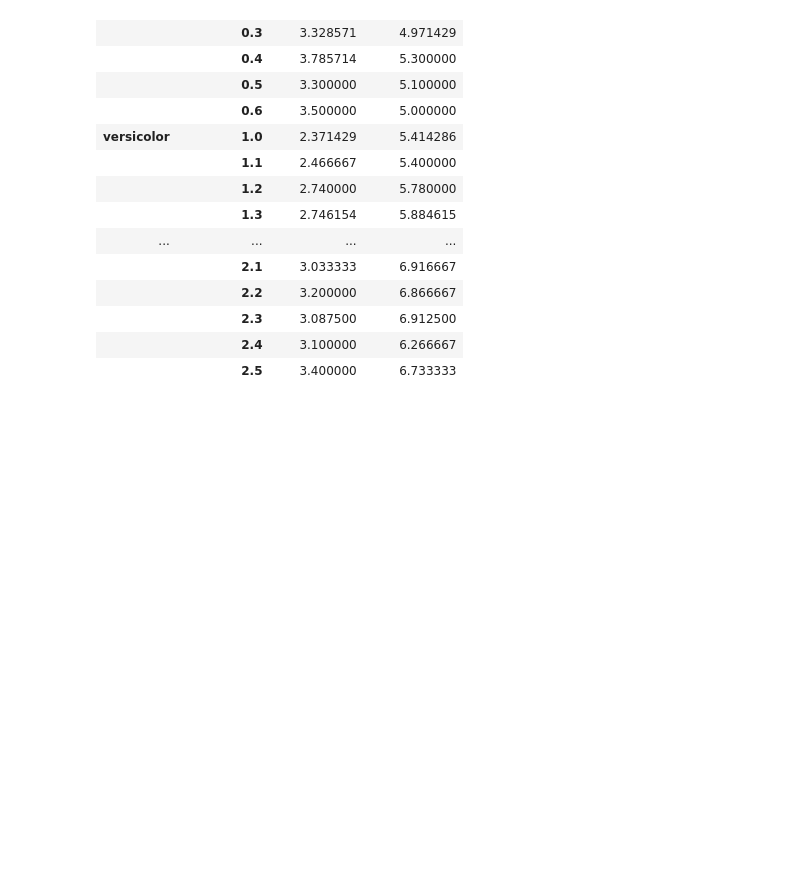
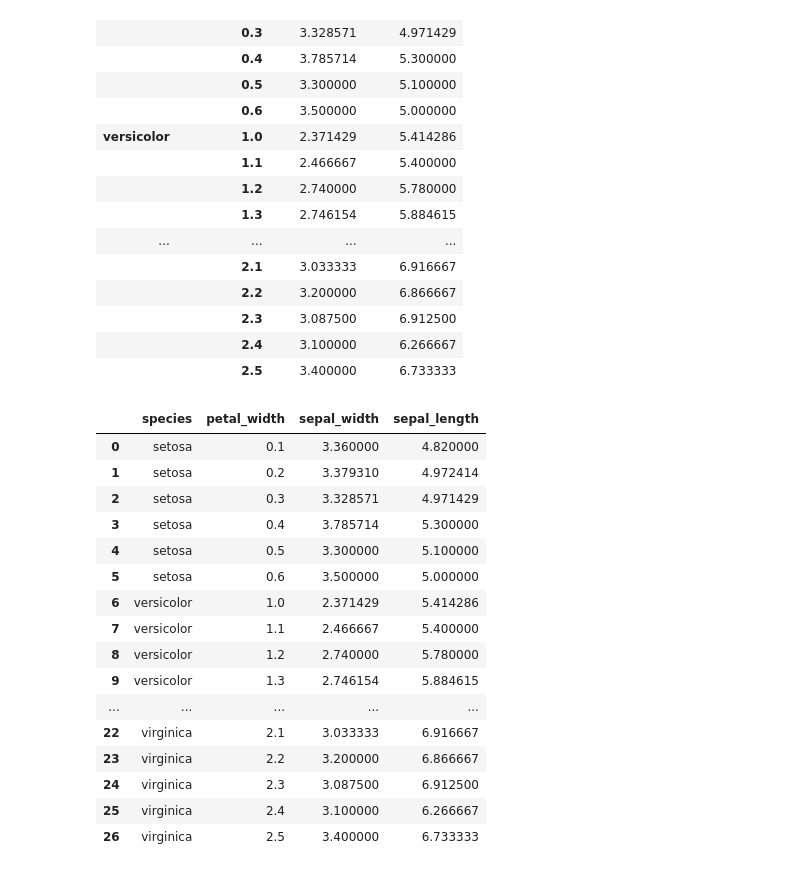
Before and after one commit to Nilanshrajput/Deep_learning_Essentials, a Jupyter notebook: Pandas_Tut-1.ipynb, the cells around one changed output. Saved outputs shown, nothing was run; the diff lists cells and outputs as text; code cells hidden in the pictures; blank space fills up the shorter version.

```diff
--- a/Pandas_Tut.ipynb
+++ b/Pandas_Tut-1.ipynb
@@ -238,3 +238,26 @@ df.groupby(['species','petal_width'])[['sepal_width','sepal_length']].mean()
 |  | 2.3 | 3.087500 | 6.912500 |
 |  | 2.4 | 3.100000 | 6.266667 |
 |  | 2.5 | 3.400000 | 6.733333 |
+# %%
+#groupby create heirarchy they are not norma dataframe any more
+# use method .reset_index() to make data frame
+
+df.groupby(['species','petal_width'])[['sepal_width','sepal_length']].mean().reset_index()
+# %% [output]
+|  | species | petal_width | sepal_width | sepal_length |
+| 0 | setosa | 0.1 | 3.360000 | 4.820000 |
+| 1 | setosa | 0.2 | 3.379310 | 4.972414 |
+| 2 | setosa | 0.3 | 3.328571 | 4.971429 |
+| 3 | setosa | 0.4 | 3.785714 | 5.300000 |
+| 4 | setosa | 0.5 | 3.300000 | 5.100000 |
+| 5 | setosa | 0.6 | 3.500000 | 5.000000 |
+| 6 | versicolor | 1.0 | 2.371429 | 5.414286 |
+| 7 | versicolor | 1.1 | 2.466667 | 5.400000 |
+| 8 | versicolor | 1.2 | 2.740000 | 5.780000 |
+| 9 | versicolor | 1.3 | 2.746154 | 5.884615 |
+| ... | ... | ... | ... | ... |
+| 22 | virginica | 2.1 | 3.033333 | 6.916667 |
+| 23 | virginica | 2.2 | 3.200000 | 6.866667 |
+| 24 | virginica | 2.3 | 3.087500 | 6.912500 |
+| 25 | virginica | 2.4 | 3.100000 | 6.266667 |
+| 26 | virginica | 2.5 | 3.400000 | 6.733333 |
```
Also changed, not shown: parts of 4 cells of this notebook, 1 other file.
